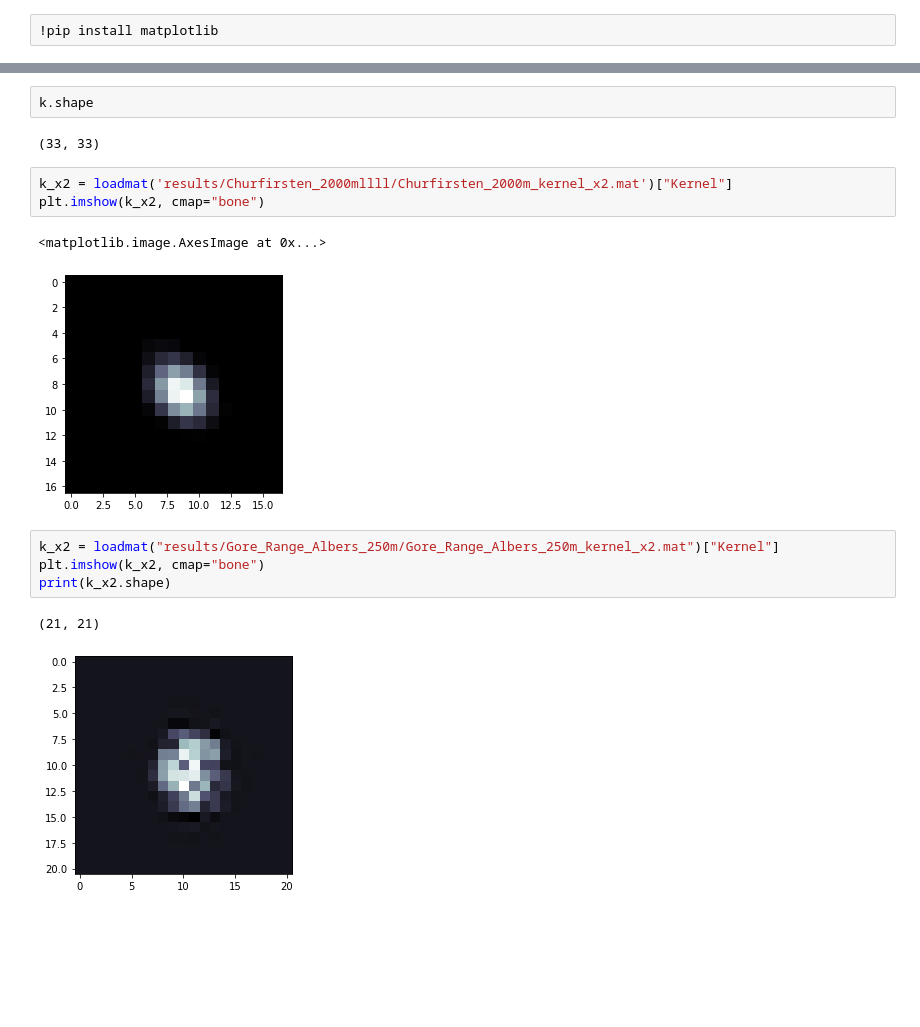
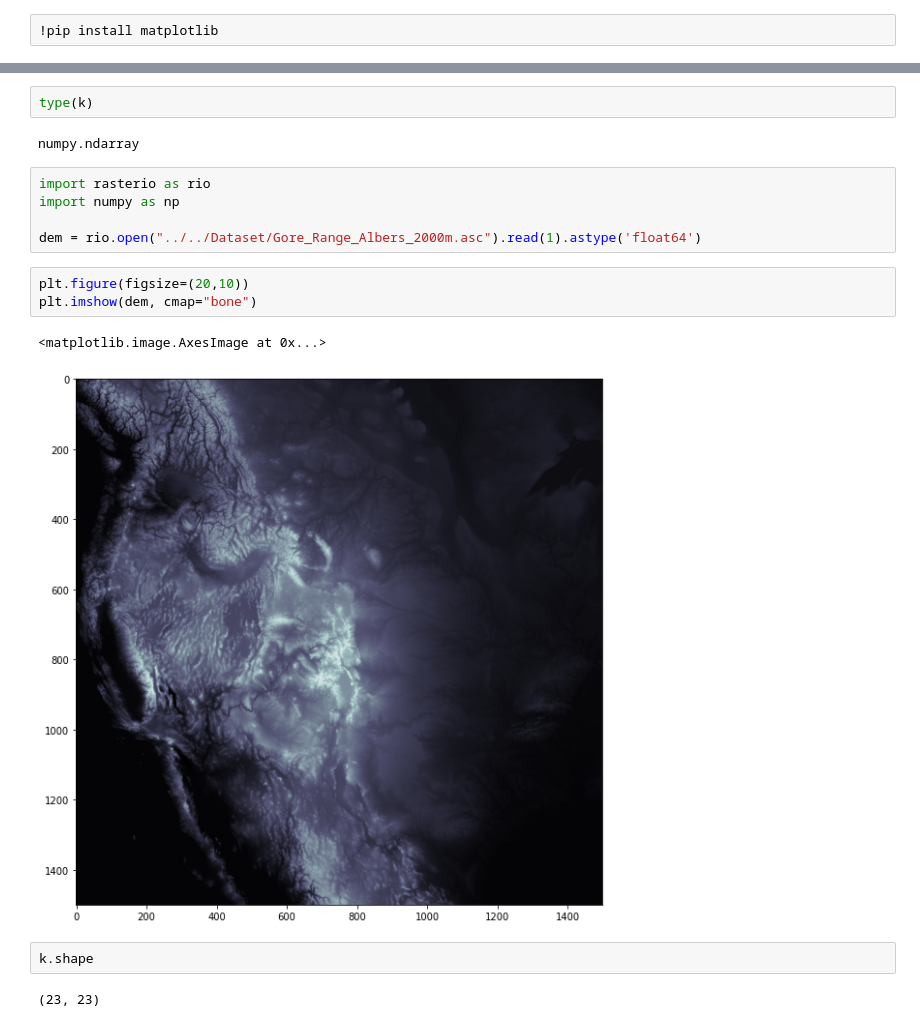
Before and after one commit to m-abbas-ansari/KernelGAN, a Jupyter notebook: Untitled.ipynb, the cells around one changed output, grey strips where cells are left out. Saved outputs shown, nothing was run; the diff lists cells and outputs as text; blank space fills up the shorter version.

Commit message:
edited numerical kernel function

```diff
--- a/Untitled.ipynb
+++ b/Untitled.ipynb
@@ -14,17 +14,19 @@ plt.imshow(k, cmap="bone")
 # %%
-k.shape
+type(k)
 # %% [output]
-(33, 33)
+numpy.ndarray
 # %%
-k_x2 = loadmat('results/Churfirsten_2000mllll/Churfirsten_2000m_kernel_x2.mat')["Kernel"]
-plt.imshow(k_x2, cmap="bone")
+import rasterio as rio
+import numpy as np
+
+dem = rio.open("../../Dataset/Gore_Range_Albers_2000m.asc").read(1).astype('float64')
-# %% [output]
-<matplotlib.image.AxesImage at 0x...>
-[figure, removed]
 # %%
-k_x2 = loadmat("results/Gore_Range_Albers_250m/Gore_Range_Albers_250m_kernel_x2.mat")["Kernel"]
-plt.imshow(k_x2, cmap="bone")
-print(k_x2.shape)
+plt.figure(figsize=(20,10))
+plt.imshow(dem, cmap="bone")
 # %% [output]
-(21, 21)
+<matplotlib.image.AxesImage at 0x...>
-[figure, old version]
+[figure, new version]
+# %%
+k.shape
+# %% [output]
+(23, 23)
```
Also changed, not shown: parts of 5 cells of this notebook, 2 other files.
